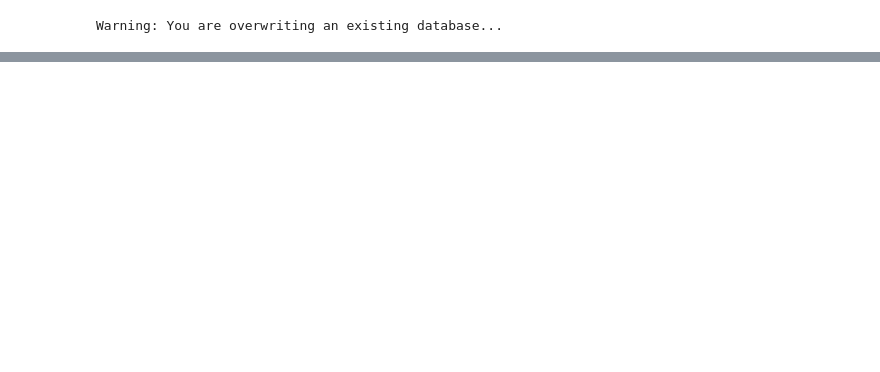
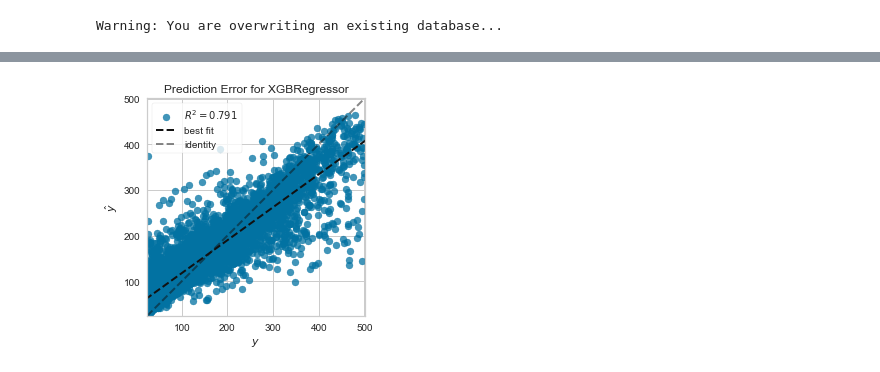
Before and after one commit to galengorski/CAWSC_WaterUse, a Jupyter notebook: ml_experiments/annual_v_0_0/pycaret/pycaret_shadow.ipynb, the cells around one changed output, grey strips where cells are left out. Saved outputs shown, nothing was run; the diff lists cells and outputs as text; code cells hidden in the pictures; blank space fills up the shorter version.

```diff
--- a/ml_experiments/annual_v_0_0/pycaret/pycaret_shadow.ipynb
+++ b/ml_experiments/annual_v_0_0/pycaret/pycaret_shadow.ipynb
@@ -124,0 +140,3 @@ lgb = create_model('lightgbm')
+# %%
+tuned_xgb= tune_model(xgb, fold = 5, search_library = 'scikit-optimize',
+                      search_algorithm = 'bayesian', n_iter = 100)
@@ -125 +153,5 @@ lgb = create_model('lightgbm')
+# %%
+plot_model(tuned_xgb,  plot = 'error')
+# %% [output]
+[figure, added]
 # %%
```
Also changed, not shown: parts of 10 cells of this notebook, 3 other files.
